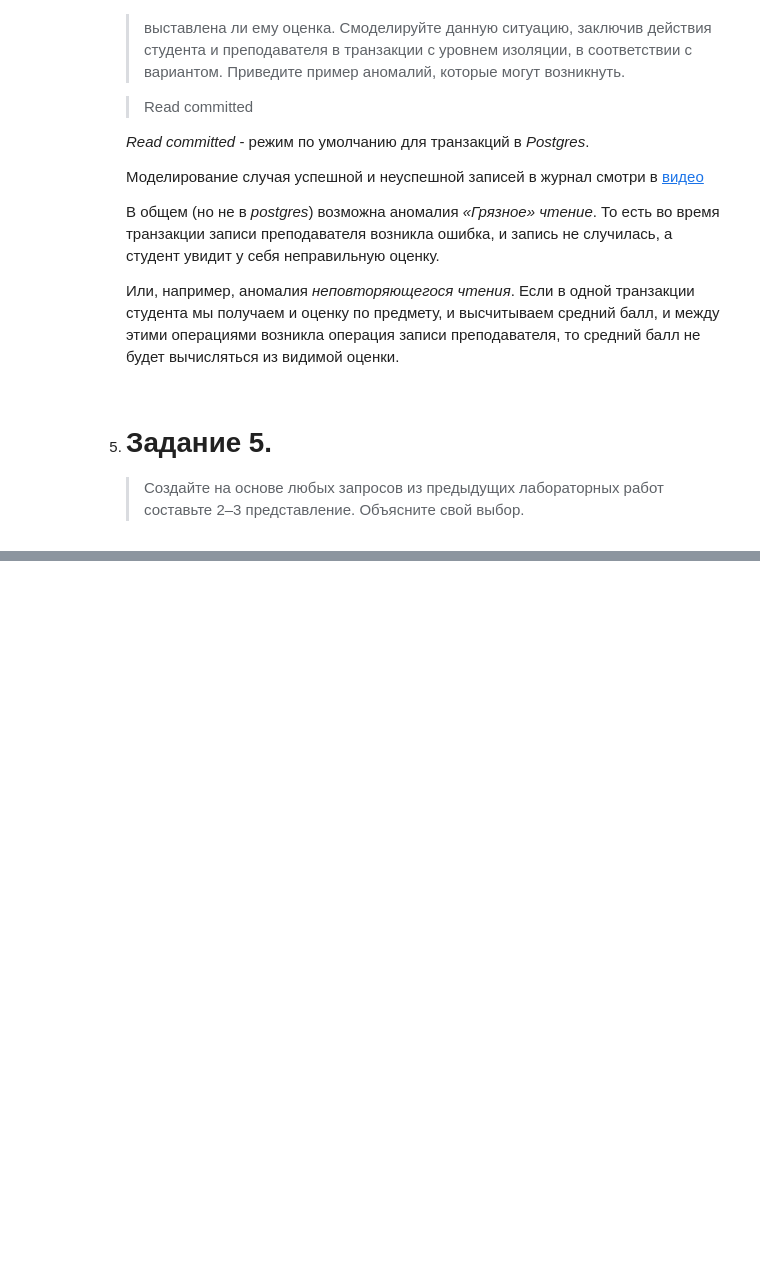
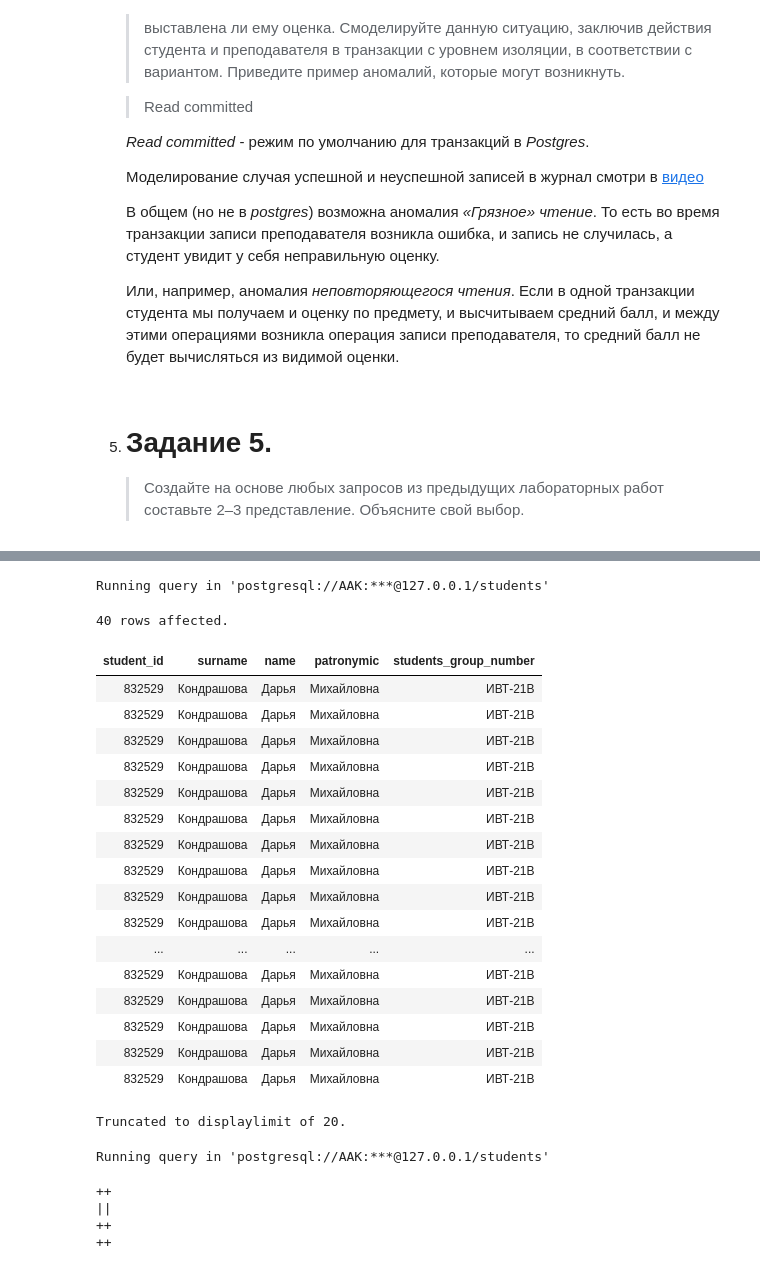
Before and after one commit to BROsandr/database_course, a Jupyter notebook: lab6/task.ipynb, the cells around one changed output, grey strips where cells are left out. Saved outputs shown, nothing was run; the diff lists cells and outputs as text; code cells hidden in the pictures; blank space fills up the shorter version.

```diff
--- a/lab6/task.ipynb
+++ b/lab6/task.ipynb
@@ -265,0 +286,64 @@ Running query in 'postgresql://AAK:***@127.0.0.1/students'
+# %%
+%%sql
+SELECT  s.student_id,
+        s.surname,
+        s.name,
+        s.patronymic,
+        s.students_group_number
+  FROM student AS s
+  INNER JOIN students_group
+    ON s.students_group_number = students_group.students_group_number
+  INNER JOIN field_comprehension
+    ON s.student_id = field_comprehension.student_id
+  WHERE s.student_id NOT IN (
+    SELECT field_comprehension.student_id
+      FROM field_comprehension
+      WHERE field_comprehension.mark IN (2, 3)
+  ) AND students_group.structural_unit_number = 1                           -- MPSU
+    AND s.students_group_number ~ '-2'                                      -- second year
+# %% [output]
+Running query in 'postgresql://AAK:***@127.0.0.1/students'
+40 rows affected.
+| student_id | surname | name | patronymic | students_group_number |
+| 832529 | Кондрашова | Дарья | Михайловна | ИВТ-21В |
+| 832529 | Кондрашова | Дарья | Михайловна | ИВТ-21В |
+| 832529 | Кондрашова | Дарья | Михайловна | ИВТ-21В |
+| 832529 | Кондрашова | Дарья | Михайловна | ИВТ-21В |
+| 832529 | Кондрашова | Дарья | Михайловна | ИВТ-21В |
+| 832529 | Кондрашова | Дарья | Михайловна | ИВТ-21В |
+| 832529 | Кондрашова | Дарья | Михайловна | ИВТ-21В |
+| 832529 | Кондрашова | Дарья | Михайловна | ИВТ-21В |
+| 832529 | Кондрашова | Дарья | Михайловна | ИВТ-21В |
+| 832529 | Кондрашова | Дарья | Михайловна | ИВТ-21В |
+| ... | ... | ... | ... | ... |
+| 832529 | Кондрашова | Дарья | Михайловна | ИВТ-21В |
+| 832529 | Кондрашова | Дарья | Михайловна | ИВТ-21В |
+| 832529 | Кондрашова | Дарья | Михайловна | ИВТ-21В |
+| 832529 | Кондрашова | Дарья | Михайловна | ИВТ-21В |
+| 832529 | Кондрашова | Дарья | Михайловна | ИВТ-21В |
+Truncated to displaylimit of 20.
+# %%
+%%sql
+CREATE VIEW scholarship_MPSU2 AS
+  SELECT  s.student_id,
+        s.surname,
+        s.name,
+        s.patronymic,
+        s.students_group_number
+  FROM student AS s
+  INNER JOIN students_group
+    ON s.students_group_number = students_group.students_group_number
+  INNER JOIN field_comprehension
+    ON s.student_id = field_comprehension.student_id
+  WHERE s.student_id NOT IN (
+    SELECT field_comprehension.student_id
+      FROM field_comprehension
+      WHERE field_comprehension.mark IN (2, 3)
+  ) AND students_group.structural_unit_number = 1                           -- MPSU
+    AND s.students_group_number ~ '-2'                                      -- second year
+# %% [output]
+Running query in 'postgresql://AAK:***@127.0.0.1/students'
+++
+||
+++
+++
```
Also changed, not shown: parts of 5 cells of this notebook.
